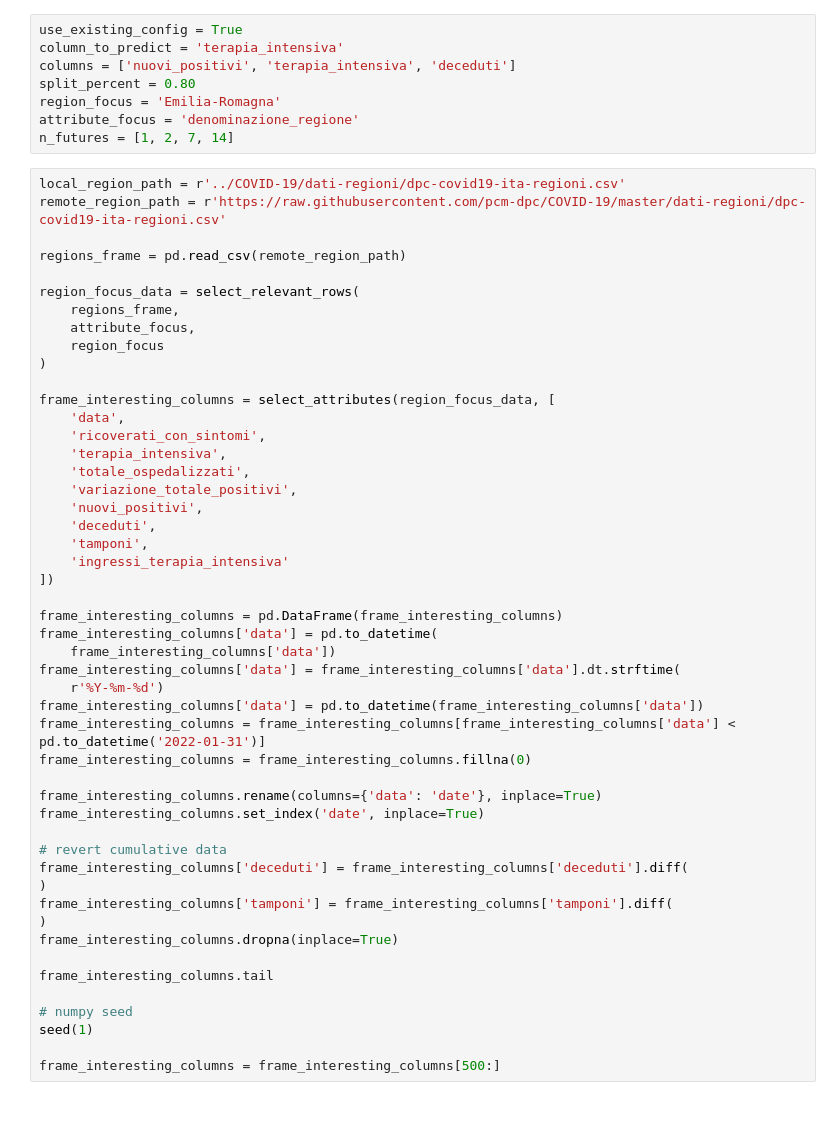
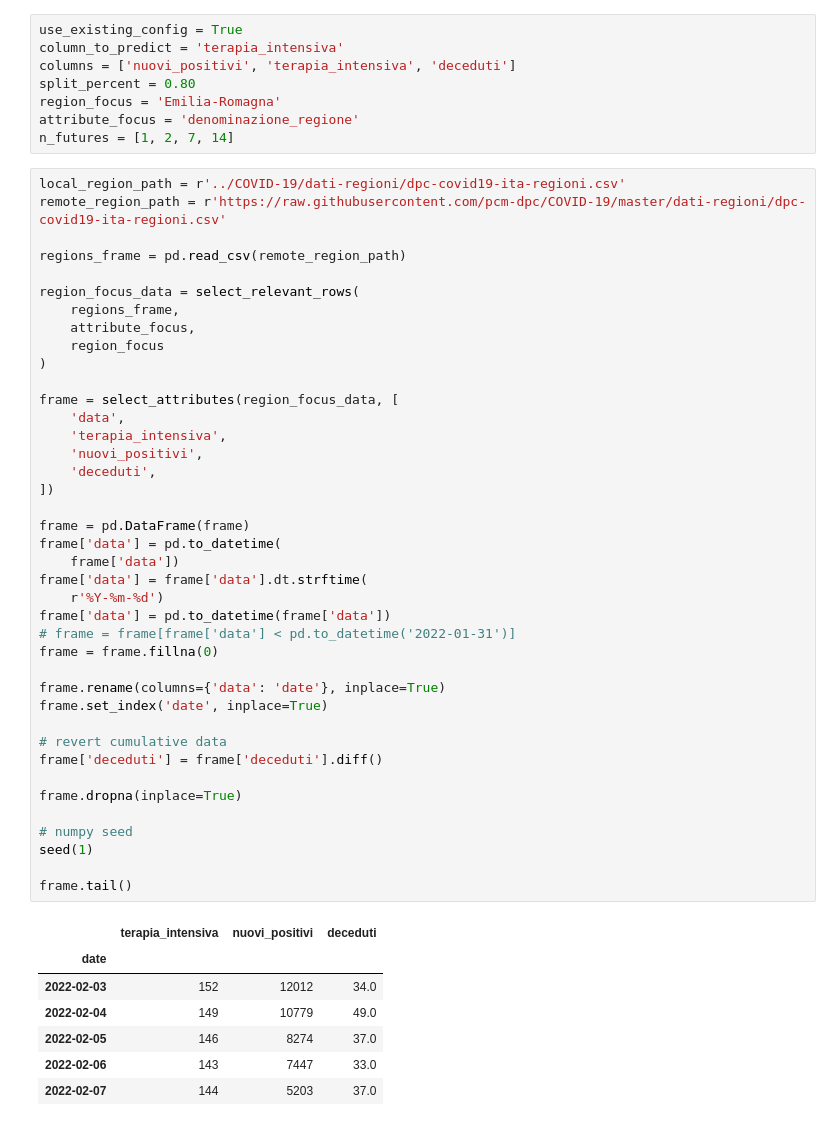
Before and after one commit to marco-mazzoli/progetto-tesi, a Jupyter notebook: covid_arima_mape.ipynb, the cells around one changed output. Cells and saved outputs as stored; diff of their text form.

```diff
--- a/covid_arima_mape.ipynb
+++ b/covid_arima_mape.ipynb
@@ -75,52 +84,51 @@ n_futures = [1, 2, 7, 14]
 # %%
 local_region_path = r'../COVID-19/dati-regioni/dpc-covid19-ita-regioni.csv'
 remote_region_path = r'https://raw.githubusercontent.com/pcm-dpc/COVID-19/master/dati-regioni/dpc-covid19-ita-regioni.csv'
 
 regions_frame = pd.read_csv(remote_region_path)
 
 region_focus_data = select_relevant_rows(
     regions_frame,
     attribute_focus,
     region_focus
 )
 
-frame_interesting_columns = select_attributes(region_focus_data, [
+frame = select_attributes(region_focus_data, [
     'data',
-    'ricoverati_con_sintomi',
     'terapia_intensiva',
-    'totale_ospedalizzati',
-    'variazione_totale_positivi',
     'nuovi_positivi',
     'deceduti',
-    'tamponi',
-    'ingressi_terapia_intensiva'
 ])
 
-frame_interesting_columns = pd.DataFrame(frame_interesting_columns)
-frame_interesting_columns['data'] = pd.to_datetime(
-    frame_interesting_columns['data'])
-frame_interesting_columns['data'] = frame_interesting_columns['data'].dt.strftime(
+frame = pd.DataFrame(frame)
+frame['data'] = pd.to_datetime(
+    frame['data'])
+frame['data'] = frame['data'].dt.strftime(
     r'%Y-%m-%d')
-frame_interesting_columns['data'] = pd.to_datetime(frame_interesting_columns['data'])
-frame_interesting_columns = frame_interesting_columns[frame_interesting_columns['data'] < pd.to_datetime('2022-01-31')]
-frame_interesting_columns = frame_interesting_columns.fillna(0)
+frame['data'] = pd.to_datetime(frame['data'])
+# frame = frame[frame['data'] < pd.to_datetime('2022-01-31')]
+frame = frame.fillna(0)
 
-frame_interesting_columns.rename(columns={'data': 'date'}, inplace=True)
-frame_interesting_columns.set_index('date', inplace=True)
+frame.rename(columns={'data': 'date'}, inplace=True)
+frame.set_index('date', inplace=True)
 
 # revert cumulative data
-frame_interesting_columns['deceduti'] = frame_interesting_columns['deceduti'].diff(
-)
-frame_interesting_columns['tamponi'] = frame_interesting_columns['tamponi'].diff(
-)
-frame_interesting_columns.dropna(inplace=True)
+frame['deceduti'] = frame['deceduti'].diff()
 
-frame_interesting_columns.tail
+frame.dropna(inplace=True)
 
 # numpy seed
 seed(1)
 
-frame_interesting_columns = frame_interesting_columns[500:]
+frame.tail()
+# %% [output]
+|  | terapia_intensiva | nuovi_positivi | deceduti |
+| date |  |  |  |
+| 2022-02-03 | 152 | 12012 | 34.0 |
+| 2022-02-04 | 149 | 10779 | 49.0 |
+| 2022-02-05 | 146 | 8274 | 37.0 |
+| 2022-02-06 | 143 | 7447 | 33.0 |
+| 2022-02-07 | 144 | 5203 | 37.0 |
 # %%
 def split_series(series, n_past, n_future, arima=False):
     X, y, X_indexes, y_indexes = list(), list(), list(), list()
```
Also changed, not shown: parts of 7 cells of this notebook, 3 other files.
